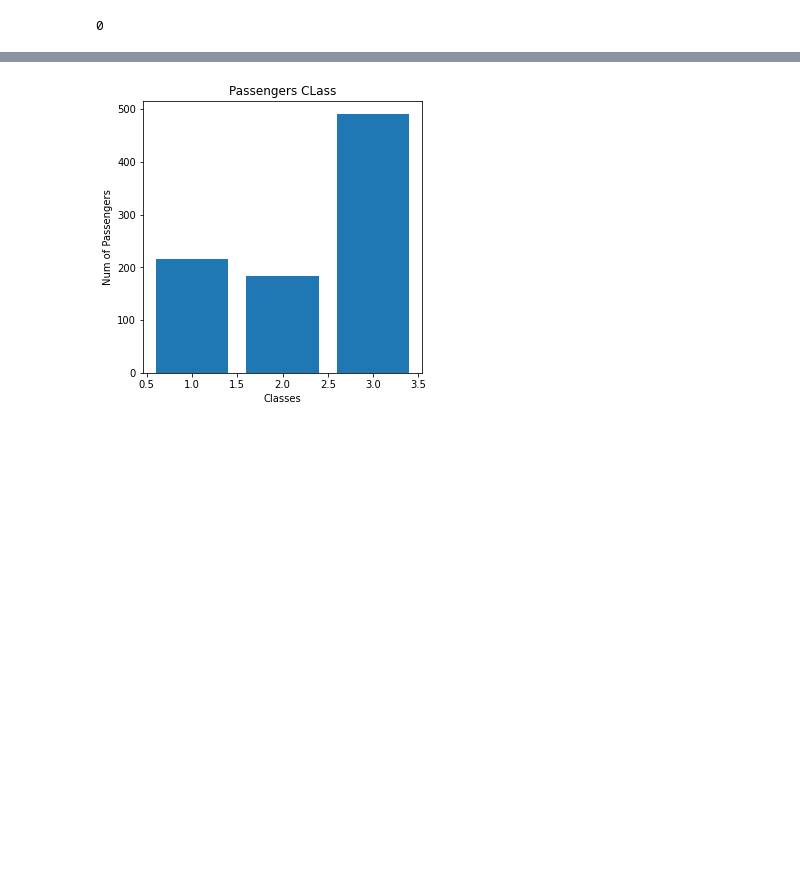
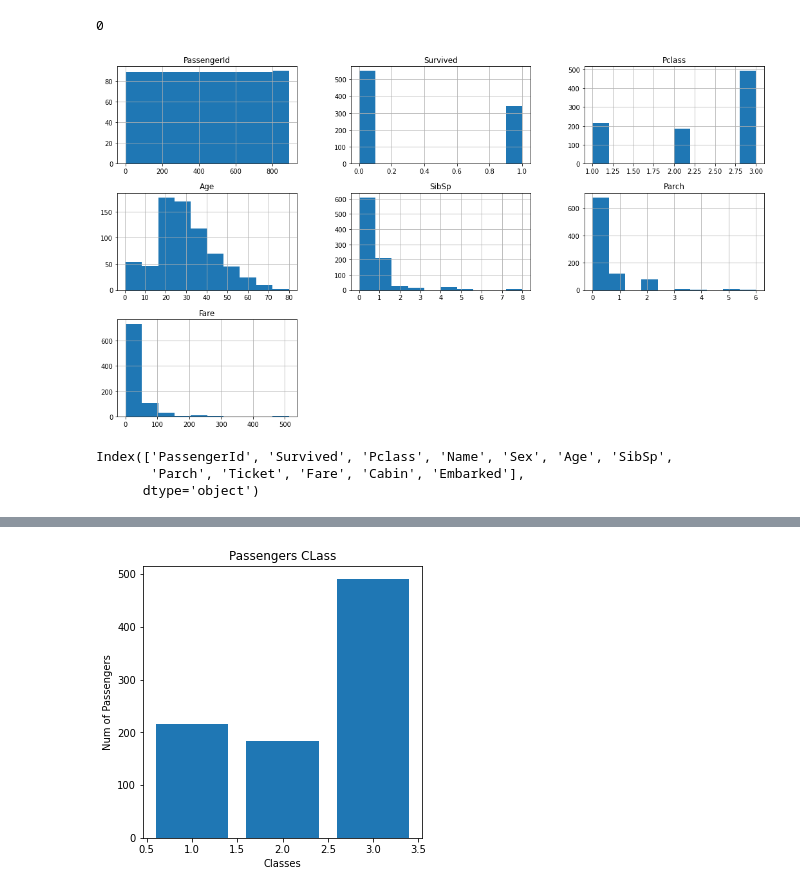
Before and after one commit to meeratif/techatif, a Jupyter notebook: titanic-simple-ml-model.ipynb, the cells around one changed output, grey strips where cells are left out. Cells and saved outputs as stored; diff of their text form; code cells hidden in the pictures; blank space fills up the shorter version.

```diff
--- a/titanic-simple-ml-model.ipynb
+++ b/titanic-simple-ml-model.ipynb
@@ -102,0 +101,11 @@ sum(train_file['Survived'].isnull())
+# %%
+train_file.hist(figsize=(18, 10))
+plt.show()
+# %% [output]
+[figure, added]
+# %%
+train_file.columns
+# %% [output]
+Index(['PassengerId', 'Survived', 'Pclass', 'Name', 'Sex', 'Age', 'SibSp',
+       'Parch', 'Ticket', 'Fare', 'Cabin', 'Embarked'],
+      dtype='object')
```
Also changed, not shown: parts of 57 cells of this notebook.
